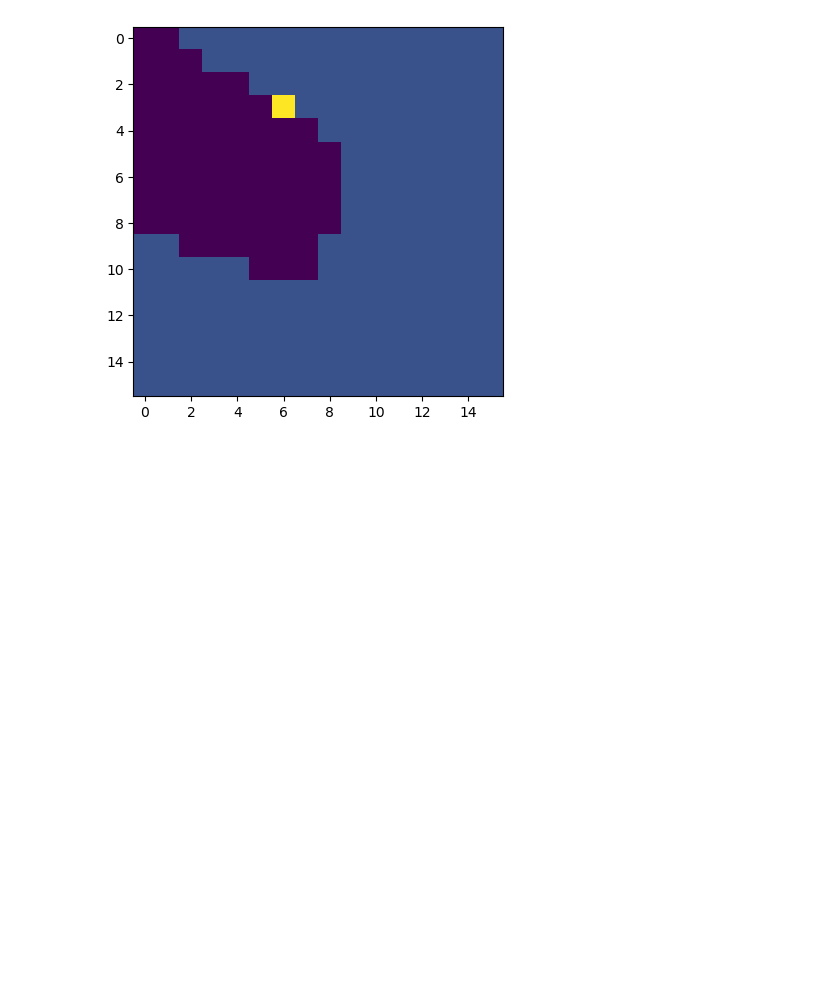
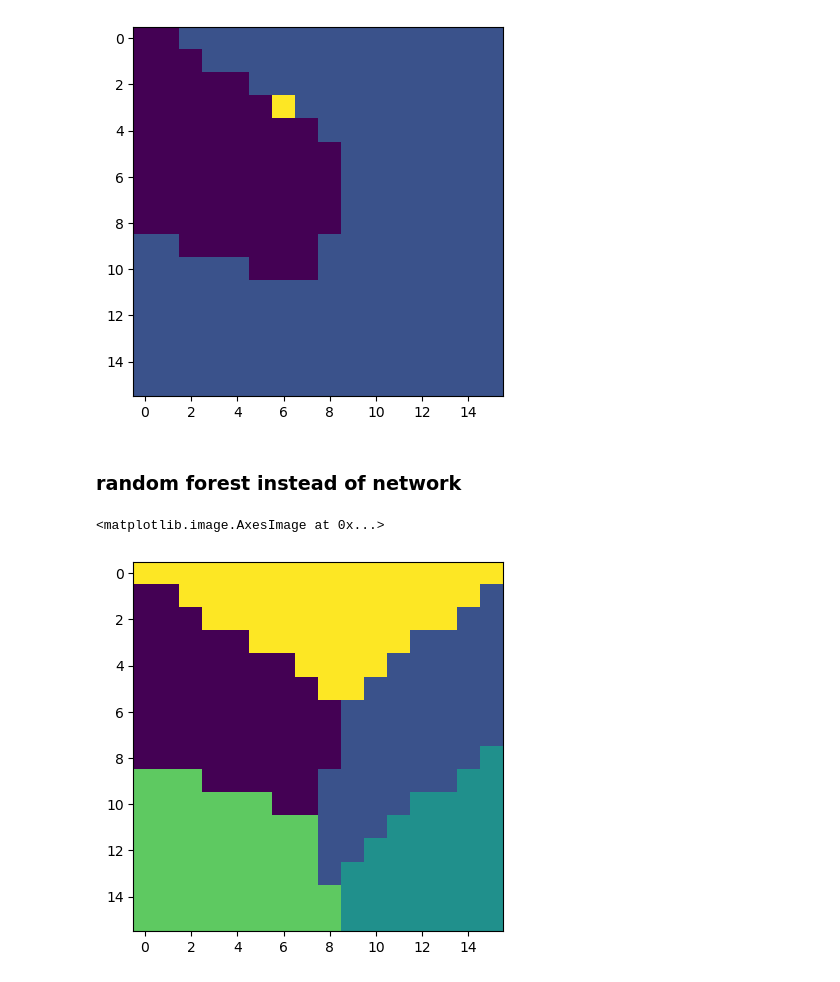
Before and after one commit to isaacwasserman/GNEMS, a Jupyter notebook: TRUE_fully_conv.ipynb, the cells around one changed output. Saved outputs shown, nothing was run; the diff lists cells and outputs as text; code cells hidden in the pictures; blank space fills up the shorter version.

```diff
--- a/TRUE_fully_conv.ipynb
+++ b/TRUE_fully_conv.ipynb
@@ -442,3 +444,25 @@ plt.imshow(seg.reshape(16,16))
 # %% [output]
 <matplotlib.image.AxesImage at 0x...>
 [figure]
+# %% [markdown]
+### random forest instead of network
+# %%
+image = plt.imread("synthetic_color_images/0.0/0001.png")[:,:,:3]
+segmentor = GNEMS_Segmentor(iterations=2, k=5, d=16, lambda_=0,
+                            subset_size=1, lr=0.01, epochs=40, n_filters=32)
+
+gt = plt.imread("synthetic_color_images/0.0/0001.png")[:,:,:3]
+seg_colors = np.unique(gt.reshape(-1, gt.shape[2]), axis=0)
+labels = np.zeros(gt.shape[:2], dtype=np.int64)
+for i, color in enumerate(seg_colors):
+    labels[(gt == color).all(axis=2)] = i
+labels = labels.reshape(512,512)
+labels = torch.from_numpy(labels).type(torch.float32)
+labels = torch.nn.functional.interpolate(labels.unsqueeze(0).unsqueeze(0), (16,16), mode="nearest")
+labels = labels.squeeze(0).squeeze(0).reshape(256).type(torch.long).numpy()
+labels = torch.from_numpy(labels).to(device)
+seg = segmentor.fit_supervised(image, labels, method="rf")
+plt.imshow(seg.reshape(16,16))
+# %% [output]
+<matplotlib.image.AxesImage at 0x...>
+[figure, added]
```
Also changed, not shown: parts of 1 cell of this notebook.
